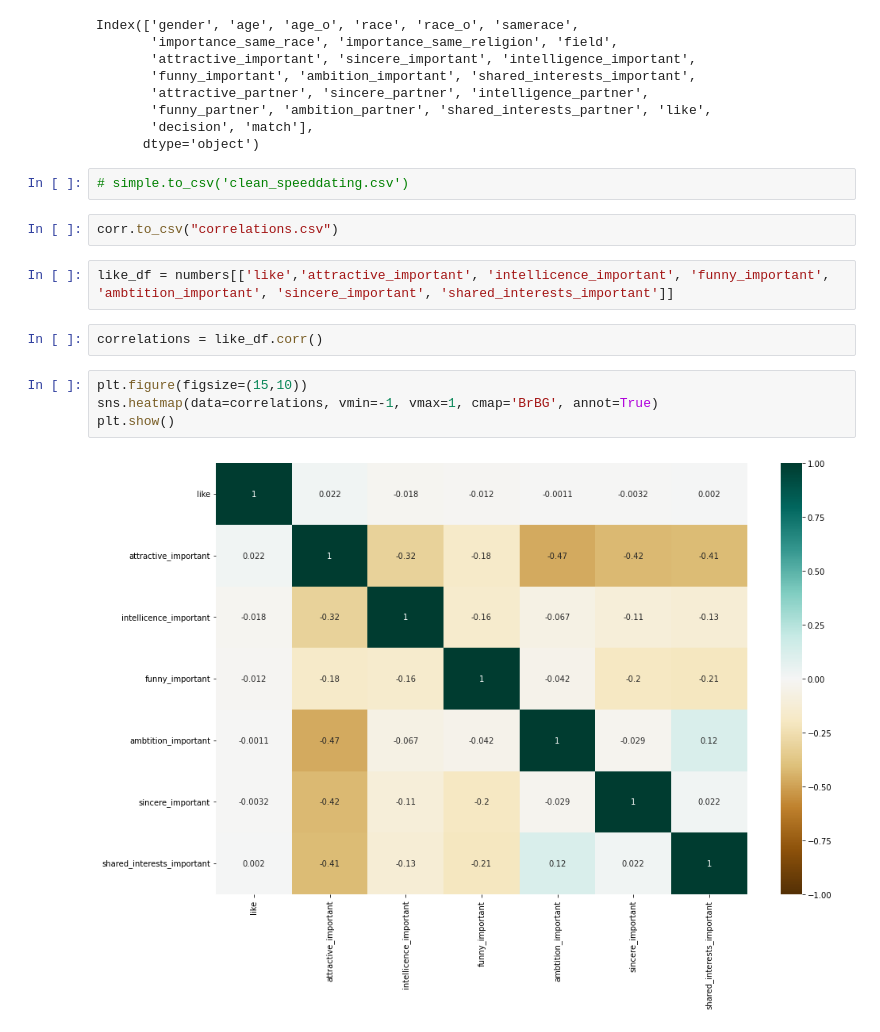
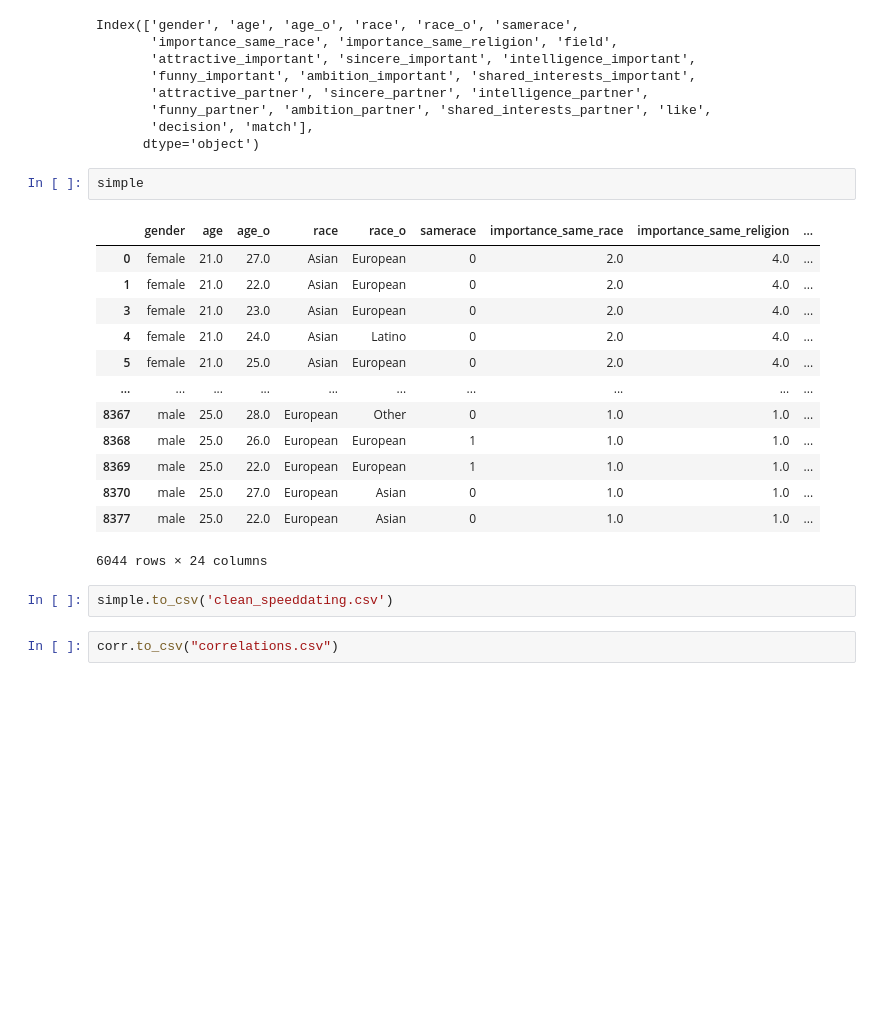
Before and after one commit to veneshun/4310hwk2, a Jupyter notebook: data-exploration.ipynb, the cells around one changed output. Cells and saved outputs as stored; diff of their text form; blank space fills up the shorter version.

```diff
--- a/data-exploration.ipynb
+++ b/data-exploration.ipynb
@@ -244,17 +252,23 @@ Index(['gender', 'age', 'age_o', 'race', 'race_o', 'samerace',
        'funny_partner', 'ambition_partner', 'shared_interests_partner', 'like',
        'decision', 'match'],
       dtype='object')
+# %%
+simple
+# %% [output]
+|  | gender | age | age_o | race | race_o | samerace | importance_same_race | importance_same_religion | ... |
+| 0 | female | 21.0 | 27.0 | Asian | European | 0 | 2.0 | 4.0 | ... |
+| 1 | female | 21.0 | 22.0 | Asian | European | 0 | 2.0 | 4.0 | ... |
+| 3 | female | 21.0 | 23.0 | Asian | European | 0 | 2.0 | 4.0 | ... |
+| 4 | female | 21.0 | 24.0 | Asian | Latino | 0 | 2.0 | 4.0 | ... |
+| 5 | female | 21.0 | 25.0 | Asian | European | 0 | 2.0 | 4.0 | ... |
+| ... | ... | ... | ... | ... | ... | ... | ... | ... | ... |
+| 8367 | male | 25.0 | 28.0 | European | Other | 0 | 1.0 | 1.0 | ... |
+| 8368 | male | 25.0 | 26.0 | European | European | 1 | 1.0 | 1.0 | ... |
+| 8369 | male | 25.0 | 22.0 | European | European | 1 | 1.0 | 1.0 | ... |
+| 8370 | male | 25.0 | 27.0 | European | Asian | 0 | 1.0 | 1.0 | ... |
+| 8377 | male | 25.0 | 22.0 | European | Asian | 0 | 1.0 | 1.0 | ... |
+6044 rows × 24 columns
 # %%
-# simple.to_csv('clean_speeddating.csv')
+simple.to_csv('clean_speeddating.csv')
 # %%
 corr.to_csv("correlations.csv")
-# %%
-like_df = numbers[['like','attractive_important', 'intellicence_important', 'funny_important', 'ambtition_important', 'sincere_important', 'shared_interests_important']]
-# %%
-correlations = like_df.corr()
-# %%
-plt.figure(figsize=(15,10))
-sns.heatmap(data=correlations, vmin=-1, vmax=1, cmap='BrBG', annot=True)
-plt.show()
-# %% [output]
-[figure, removed]
```
Also changed, not shown: parts of 8 cells of this notebook, 2 other files.
